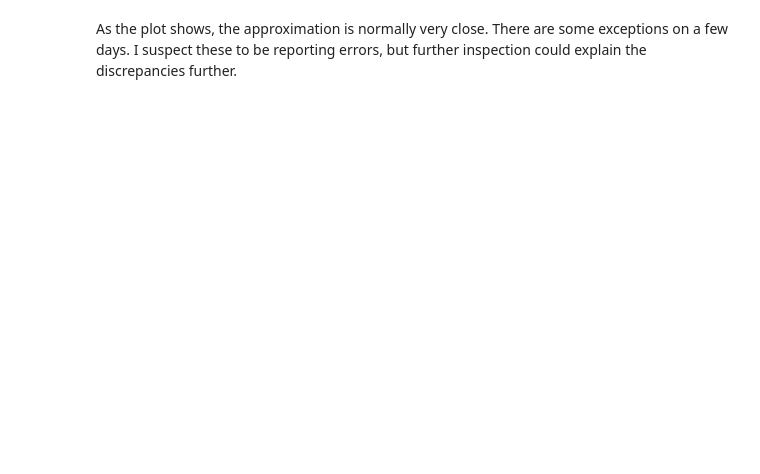
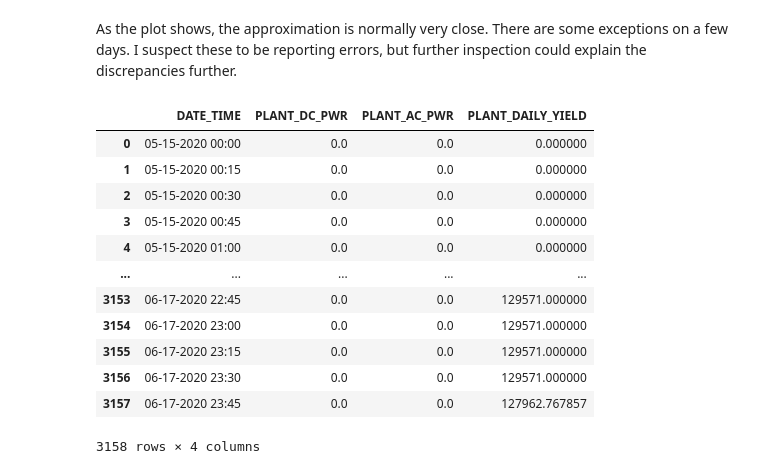
Before and after one commit to bennykn8/HelioCast, a Jupyter notebook: Plant_EDA.ipynb, the cells around one changed output. Drawn from its saved outputs; the diff is of its cells as text; code cells hidden in the pictures; blank space fills up the shorter version.

```diff
--- a/Plant_EDA.ipynb
+++ b/Plant_EDA.ipynb
@@ -345,0 +362,24 @@ As the plot shows, the approximation is normally very close. There are some exce
+# %%
+%%sql
+SELECT
+    DATE_TIME,
+    SUM(DC_POWER) AS PLANT_DC_PWR,
+    SUM(AC_POWER) AS PLANT_AC_PWR,
+    SUM(DAILY_YIELD) AS PLANT_DAILY_YIELD
+  FROM df
+  GROUP BY DATE_TIME
+ORDER BY DATE_TIME;
+# %% [output]
+|  | DATE_TIME | PLANT_DC_PWR | PLANT_AC_PWR | PLANT_DAILY_YIELD |
+| 0 | 05-15-2020 00:00 | 0.0 | 0.0 | 0.000000 |
+| 1 | 05-15-2020 00:15 | 0.0 | 0.0 | 0.000000 |
+| 2 | 05-15-2020 00:30 | 0.0 | 0.0 | 0.000000 |
+| 3 | 05-15-2020 00:45 | 0.0 | 0.0 | 0.000000 |
+| 4 | 05-15-2020 01:00 | 0.0 | 0.0 | 0.000000 |
+| ... | ... | ... | ... | ... |
+| 3153 | 06-17-2020 22:45 | 0.0 | 0.0 | 129571.000000 |
+| 3154 | 06-17-2020 23:00 | 0.0 | 0.0 | 129571.000000 |
+| 3155 | 06-17-2020 23:15 | 0.0 | 0.0 | 129571.000000 |
+| 3156 | 06-17-2020 23:30 | 0.0 | 0.0 | 129571.000000 |
+| 3157 | 06-17-2020 23:45 | 0.0 | 0.0 | 127962.767857 |
+3158 rows × 4 columns
```
Also changed, not shown: parts of 8 cells of this notebook, 2 other files.
